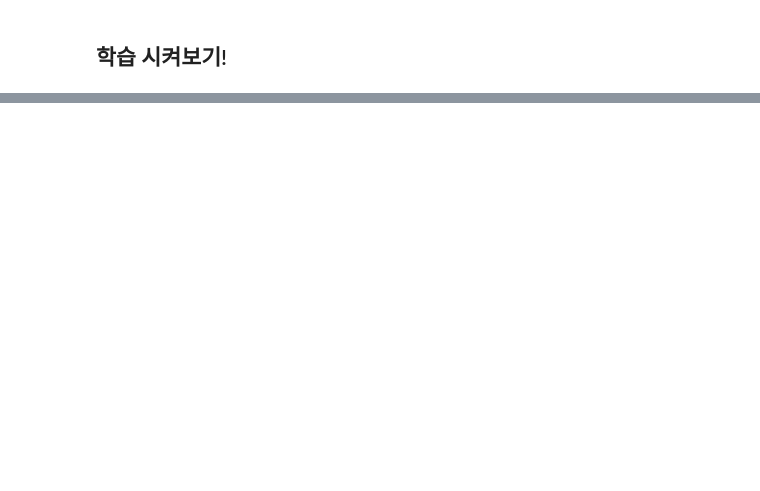
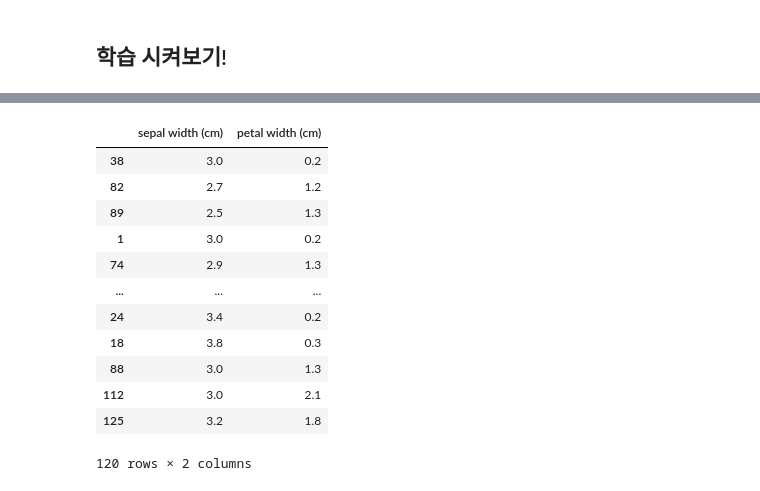
Before and after one commit to cyeongy/kt-aivle, a Jupyter notebook: 딥러닝/01-DL/3_1_iris_connection_I.ipynb, the cells around one changed output, grey strips where cells are left out. Cells and saved outputs as stored; diff of their text form; code cells hidden in the pictures; blank space fills up the shorter version.

```diff
--- a/딥러닝/01-DL/3_1_iris_connection_I.ipynb
+++ b/딥러닝/01-DL/3_1_iris_connection_I.ipynb
@@ -125,4 +170,11 @@ df_x.head()
 # %% [markdown]
 ## train set, test set 구분하기
+# %%
+train_x, test_x, train_y, test_y = train_test_split(df_x, y, test_size=.2, random_state=2022)
 # %% [markdown]
 ## **length끼리, width끼리**
+# %%
+train_x_l = train_x.filter(like="length")
+train_x_w = train_x.filter(like="width")
+
+train_x_l.shape, train_x_w.shape
@@ -136,0 +268,16 @@ df_x.head()
+# %%
+train_x_w
+# %% [output]
+|  | sepal width (cm) | petal width (cm) |
+| 38 | 3.0 | 0.2 |
+| 82 | 2.7 | 1.2 |
+| 89 | 2.5 | 1.3 |
+| 1 | 3.0 | 0.2 |
+| 74 | 2.9 | 1.3 |
+| ... | ... | ... |
+| 24 | 3.4 | 0.2 |
+| 18 | 3.8 | 0.3 |
+| 88 | 3.0 | 1.3 |
+| 112 | 3.0 | 2.1 |
+| 125 | 3.2 | 1.8 |
+120 rows × 2 columns
```
Also changed, not shown: parts of 17 cells of this notebook, 5 other files.
